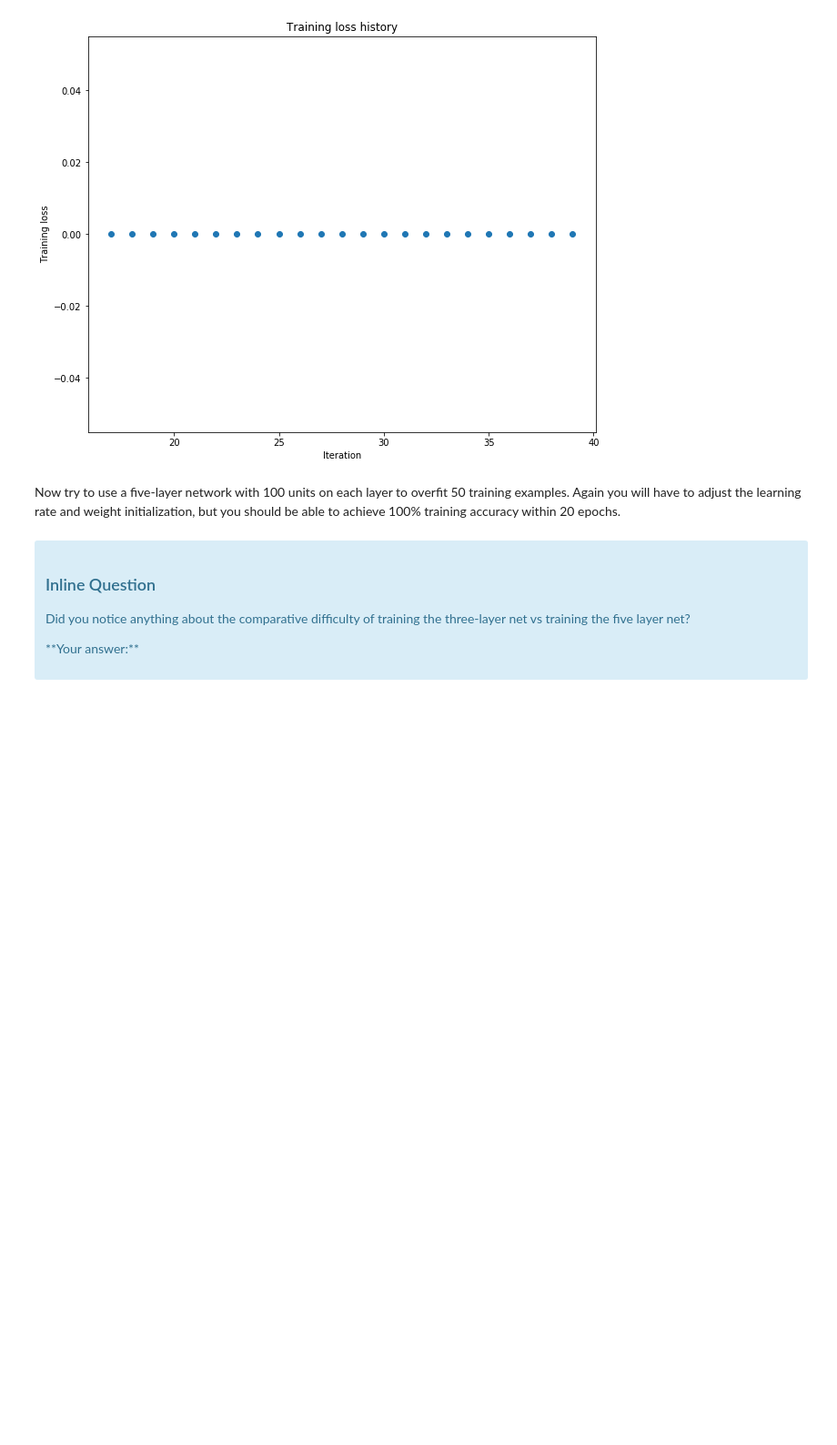
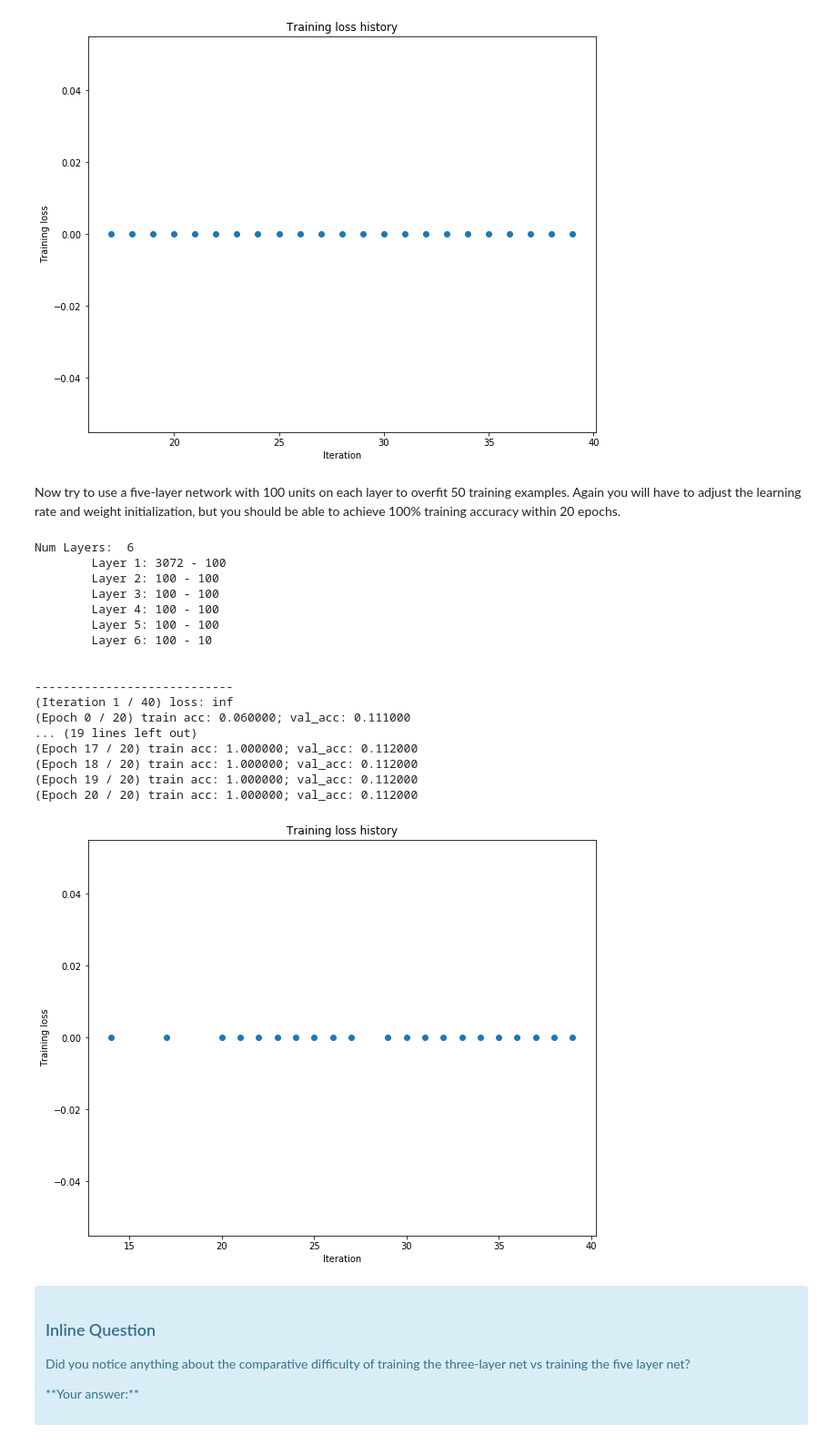
Before and after one commit to Jorba123/DeepLearning-Course-EX2, a Jupyter notebook: 1_FullyConnectedNets.ipynb, the cells around one changed output. Shown: that part at 91% size. Saved outputs shown, nothing was run; the diff lists cells and outputs as text; code cells hidden in the pictures; blank space fills up the shorter version.

```diff
--- a/1_FullyConnectedNets.ipynb
+++ b/1_FullyConnectedNets.ipynb
@@ -457,45 +457,53 @@ Now try to use a five-layer network with 100 units on each layer to overfit 50 t
 
 num_train = 50
 small_data = {
     'X_train': data['X_train'][:num_train],
     'y_train': data['y_train'][:num_train],
     'X_val': data['X_val'],
     'y_val': data['y_val'],
 }
 
 # implement your training code here
 weight_scale = 1
-learning_rate = 0.00001
+learning_rate = 0.0000001
 
 model = FullyConnectedNet([100, 100, 100, 100, 100],
               weight_scale=weight_scale, dtype=np.float64)
 solver = Solver(model, small_data,
                 print_every=10, num_epochs=20, batch_size=25,
                 update_rule='sgd',
                 optim_config={
                   'learning_rate': learning_rate,
                 }
          )
 
-
-model = FullyConnectedNet([100]*5,
-              weight_scale=weight_scale, dtype=np.float64)
-solver = Solver(model, small_data,
-                print_every=10, num_epochs=20, batch_size=25,
-                update_rule='sgd',
-                optim_config={
-                  'learning_rate': learning_rate,
-                },
-                lr_decay=1
-         )
 solver.train()
 
 
 plt.plot(solver.loss_history, 'o')
 plt.title('Training loss history')
 plt.xlabel('Iteration')
 plt.ylabel('Training loss')
 plt.show()
+# %% [output]
+Num Layers:  6
+        Layer 1: 3072 - 100
+        Layer 2: 100 - 100
+        Layer 3: 100 - 100
+        Layer 4: 100 - 100
+        Layer 5: 100 - 100
+        Layer 6: 100 - 10
+
+
+----------------------------
+(Iteration 1 / 40) loss: inf
+(Epoch 0 / 20) train acc: 0.060000; val_acc: 0.111000
+... (19 lines left out)
+(Epoch 17 / 20) train acc: 1.000000; val_acc: 0.112000
+(Epoch 18 / 20) train acc: 1.000000; val_acc: 0.112000
+(Epoch 19 / 20) train acc: 1.000000; val_acc: 0.112000
+(Epoch 20 / 20) train acc: 1.000000; val_acc: 0.112000
+[figure, added]
 # %% [markdown]
 <div class="alert alert-info">
     <h3>Inline Question</h3>
```
Also changed, not shown: parts of 3 cells of this notebook, 1 other file.
